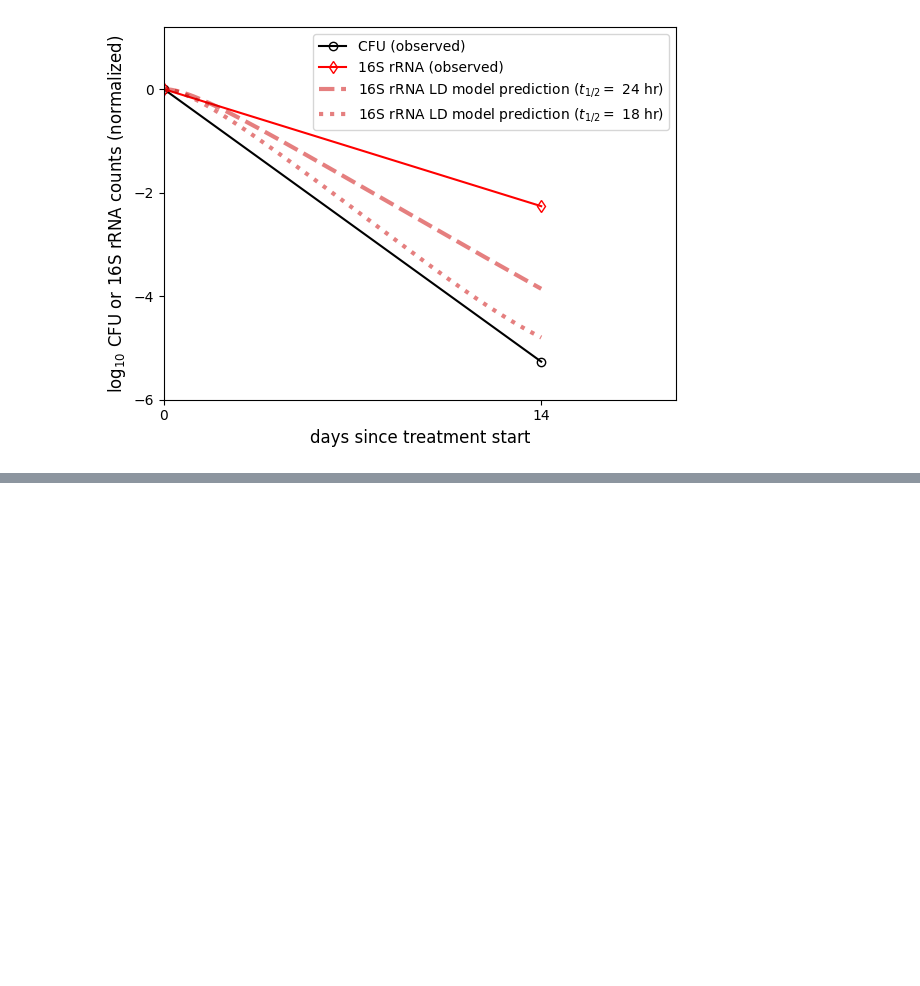
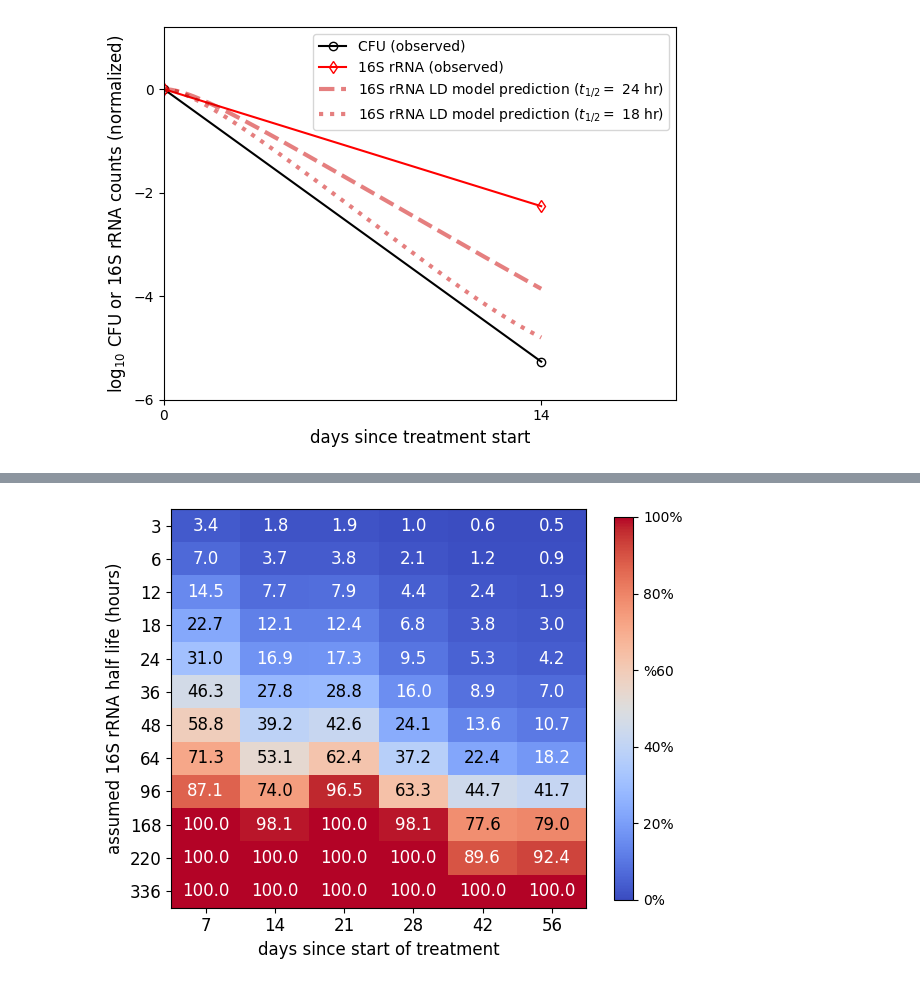
Before and after one commit to allanfriesen/CFU16SrRNAgap, a Jupyter notebook: percentGap.ipynb, the cells around one changed output, grey strips where cells are left out. Drawn from its saved outputs; the diff is of its cells as text; code cells hidden in the pictures; blank space fills up the shorter version.

```diff
--- a/percentGap.ipynb
+++ b/percentGap.ipynb
@@ -480,0 +692,95 @@ plt.savefig('inVitroPanelC.pdf',format='pdf')
+# %%
+#This cell generates the heatmap table showing fraction of the gap explained by the
+#LD model, for different assumed decay rates of residual 16S rRNA
+
+ppd  = 10 #points per day
+def index( t ):
+    #returns the index in simulation results of populations at time t
+    return t * ppd
+
+#List of half lifes for simulations
+halfLifeList = np.array([3,6,12,18,24,36,48,64,96,168,220,336]) #in hours
+halfLifeListDays = halfLifeList/24 #list of half lifes to simulate, in days
+for i in range( halfLifeListDays.size ):
+    if (halfLifeListDays[i] == 0):
+        halfLifeListDays[i] = 0.001 #short half life limit - not used in paper - the predicted gap will be zero.
+deltaSlist = np.log(2)/halfLifeListDays #list of decay rates to simulate
+ppd = 10 #points per day - simulation parameter that primarily matters for visualization
+#initialize list to hold results
+tableGapLog = []
+for deltaS in deltaSlist:
+    #integrate model
+    modelPredictions = ddDynamics( delta, deltaS, b0sim, 0, 0, 56, nt=ppd*56+1 )
+    #collect simulation results
+    n0 = r16sav[0]/b0sim
+    tsim = modelPredictions["t"]
+    bsim = modelPredictions["y"][0]
+    dsim = modelPredictions["y"][1]
+    ssim = n0 * (bsim + dsim)
+    #calculate gap
+    modelGap = ssim/bsim #proportionate gap
+    modelGap = modelGap / modelGap[0] #proportionate gap starts at 1.
+    modelGapLog = np.log10( modelGap ) #logarithmic gap (starts at 0)
+    deltaSgapLog = [] #array to hold the portion of the (logarithmic) gap explainable by decay at rate deltaS
+    #calculate fraction of gap explained by the model
+    for d in range( len( daysunique ) ):
+        if( d > 0 ):
+            if (cfusav[d] < 0.5):
+                #When CFU are not detected, the observed gap is not well defined. Accordingly, substitute
+                #The model predicted CFU (i.e., bsim[index(daysunique[d])]).
+                #Note this does not actually effect the in vivo data analysis, but is left here for simplicity
+                #of reusing code.
+                logGapData[d] = log10((r16sav[d]/bsim[index(daysunique[d])])/(r16sav[0]/cfusav[0]))
+            if (logGapData[d] == 0):
+                #When the gap is zero, the fraction of the gap is not well defined. This is only relevant at time
+                #of treatment start, which we omit from our final analysis.
+                deltaSgapLog.append( 100 )
+            else:
+                #If observed gap is not zero, simply calculate the percent of the
+                #gap explained as 100% x model gap/observed gap
+                deltaSgapLog.append( 100 * modelGapLog[index(daysunique[d])]/logGapData[d] )
+    tableGapLog.append( deltaSgapLog )
+
+#Cap values at 100% (You can optionally comment this loop, if interested
+#in the extent to which the model gap exceeds 100% of the observed gap.)
+for i in range( len(tableGapLog) ):
+    for j in range( len(tableGapLog[0]) ):
+        if (tableGapLog[i][j] > 100):
+            tableGapLog[i][j] = 100
+
+
+#shrink factor for the figure
+shrink = 0.96
+#fontsize for the figure
+fontsize=12
+fig,ax=plt.subplots()
+#set up axes
+ax.set_xticks( np.arange(len(daysunique) - 1 ), daysunique[1:], fontsize=fontsize )
+ax.set_yticks( np.arange(len(halfLifeList)), halfLifeList, fontsize=fontsize )
+#generate heatmap
+heatmap = ax.imshow(tableGapLog,aspect=0.48,cmap='coolwarm', vmin=0, vmax = 100)
+#add labels
+for i in range( len(halfLifeList) ):
+    for j in range( len( daysunique ) - 1 ):
+        #number to write in the grid
+        number = tableGapLog[i][j]
+        #switch font color between dark and light cells, for readability
+        if (abs(number-50) < 30):
+            color = "black"
+        else:
+            color = "w"
+        #add the label
+        ax.text(j, i, f"{number:.1f}", ha="center", va="center", color=color, fontsize=fontsize)
+#label axes
+ax.set_ylabel( "assumed 16S rRNA half life (hours)", fontsize=fontsize )
+ax.set_xlabel( "days since start of treatment", fontsize=fontsize )
+#add colorbar
+cbar=plt.colorbar(heatmap, shrink = shrink,ticks=[0,20,40,60,80,100])
+#label colorbar
+cbar.ax.set_yticklabels(["0%","20%","40%","%60","80%","100%"])
+#adjust layout
+plt.tight_layout()
+#save figure
+plt.savefig('supplementFigureInVivoHRZEpanelB.pdf',format='pdf')
+# %% [output]
+[figure, added]
```
Also changed, not shown: parts of 4 cells of this notebook.
